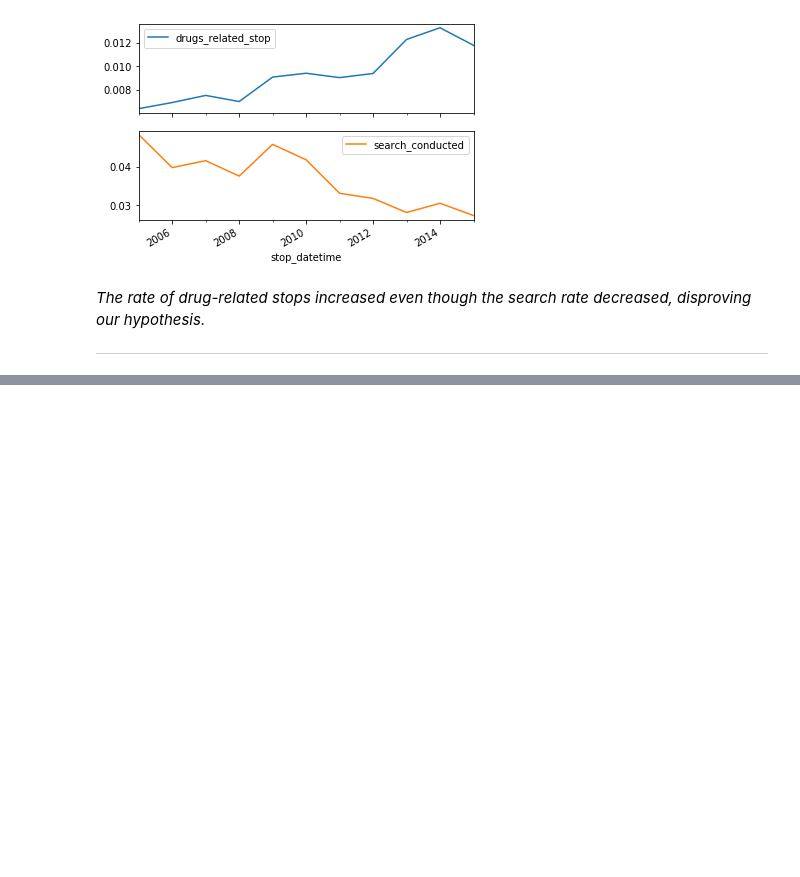
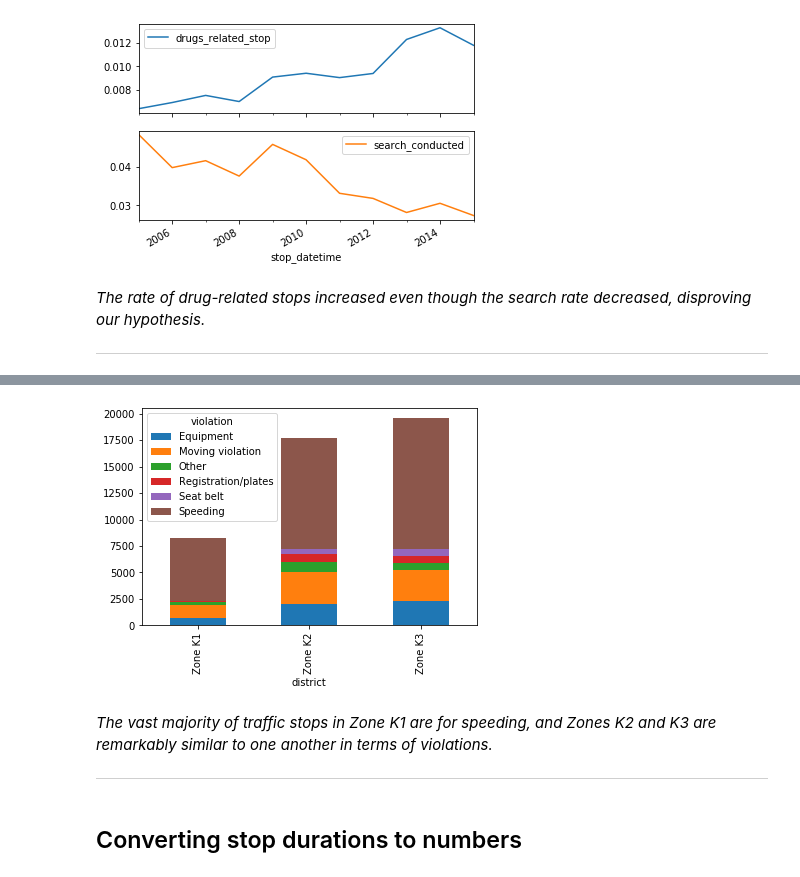
Before and after one commit to jimenezkarenj/AnalyzingPoliceActivityPandas, a Jupyter notebook: 3 Visual exploratory data analysis.ipynb, the cells around one changed output, grey strips where cells are left out. Saved outputs shown, nothing was run; the diff lists cells and outputs as text; code cells hidden in the pictures; blank space fills up the shorter version.

```diff
--- a/3 Visual exploratory data analysis.ipynb
+++ b/3 Visual exploratory data analysis.ipynb
@@ -133,0 +177,13 @@ plt.show()
+# %%
+# Create a stacked bar plot of 'k_zones'
+k_zones.plot(kind='bar', stacked=True)
+
+# Display the plot
+plt.show()
+# %% [output]
+[figure, added]
+# %% [markdown]
+<i> The vast majority of traffic stops in Zone K1 are for speeding, and Zones K2 and K3 are remarkably similar to one another in terms of violations.
+<hr>
+# %% [markdown]
+## Converting stop durations to numbers
```
Also changed, not shown: parts of 13 cells of this notebook.
